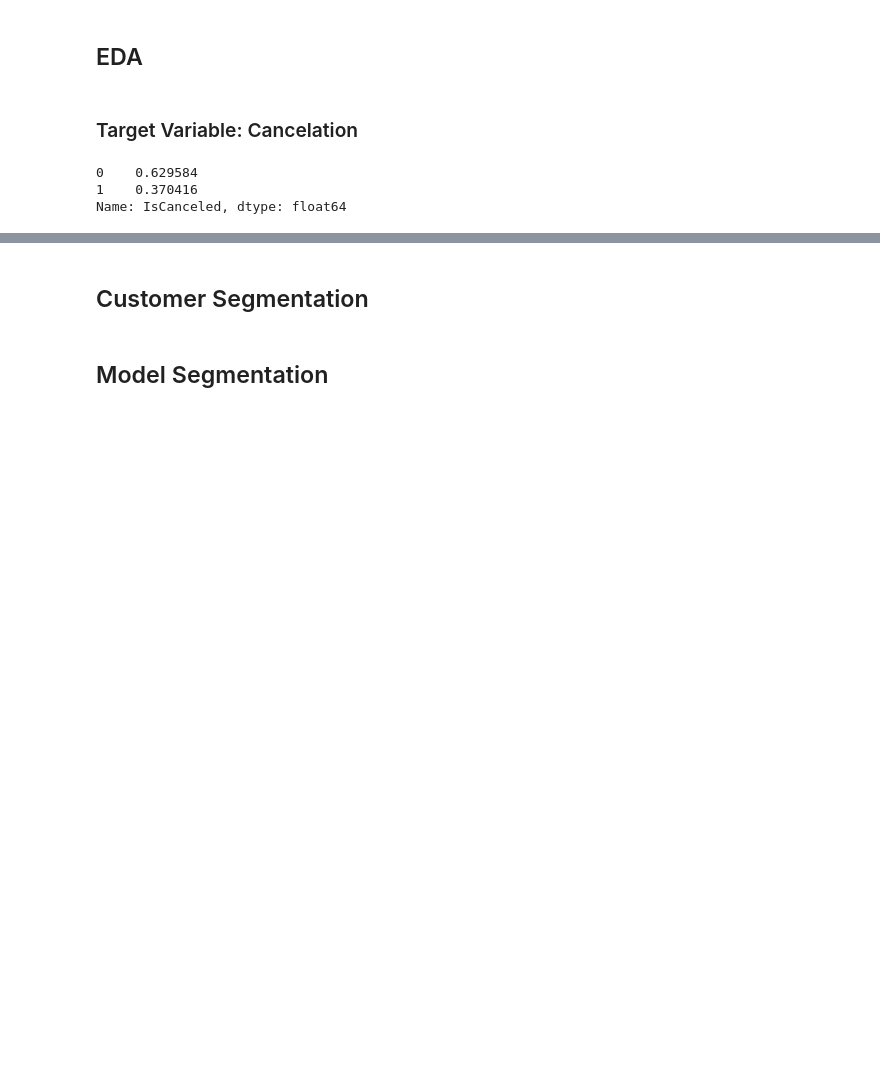
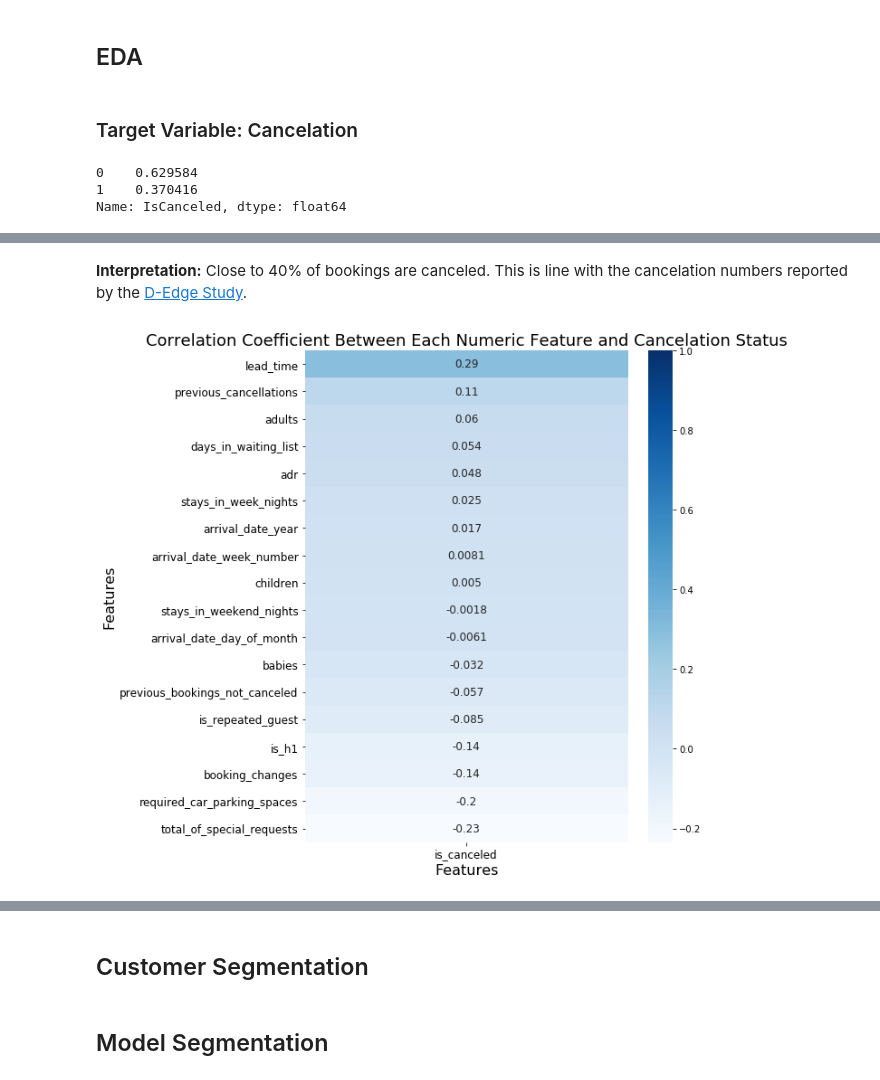
Before and after one commit to JulKelman/Predicting-Hotel-Bookings-Cancellation, a Jupyter notebook: code/Notebook 1 .ipynb, the cells around one changed output, grey strips where cells are left out. Saved outputs shown, nothing was run; the diff lists cells and outputs as text; code cells hidden in the pictures; blank space fills up the shorter version.

```diff
--- a/code/Notebook 1 .ipynb
+++ b/code/Notebook 1 .ipynb
@@ -196,0 +288,15 @@ sns.barplot(x=hotels['IsCanceled'].unique(), y=hotels['IsCanceled'].value_counts
+# %% [markdown]
+**Interpretation:** Close to 40% of bookings are canceled. This is line with the cancelation numbers reported by the [D-Edge Study](https://www.d-edge.com/how-online-hotel-distribution-is-changing-in-europe/).
+# %%
+# Visualizing correlation coefficients between features and cancelation
+fig = plt.figure(figsize=(8,10))
+name = df.columns.str.replace("_"," ").str.capitalize()
+ax = sns.heatmap(df.corr()[['is_canceled']].sort_values('is_canceled', ascending=False), annot = True, annot_kws = {"size":12}, cmap='Blues')
+ax.set_title('Correlation Coefficient Between Each Numeric Feature and Cancelation Status', fontsize=18)
+ax.set_xlabel('Features', fontsize = 16)
+ax.set_ylabel('Features', fontsize = 16)
+ax.tick_params(axis = "both", labelsize = 12);
+y_min, y_max = ax.get_ylim()
+ax.set_ylim(top=y_max+1);
+# %% [output]
+[figure, added]
```
Also changed, not shown: parts of 38 cells of this notebook, 1 other file.
